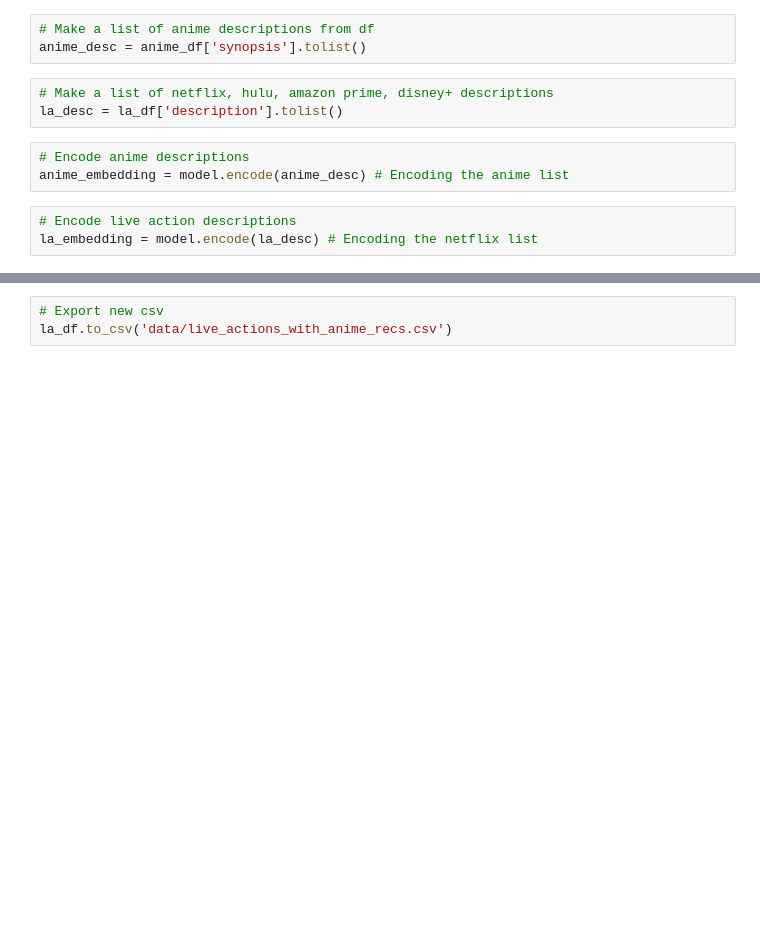
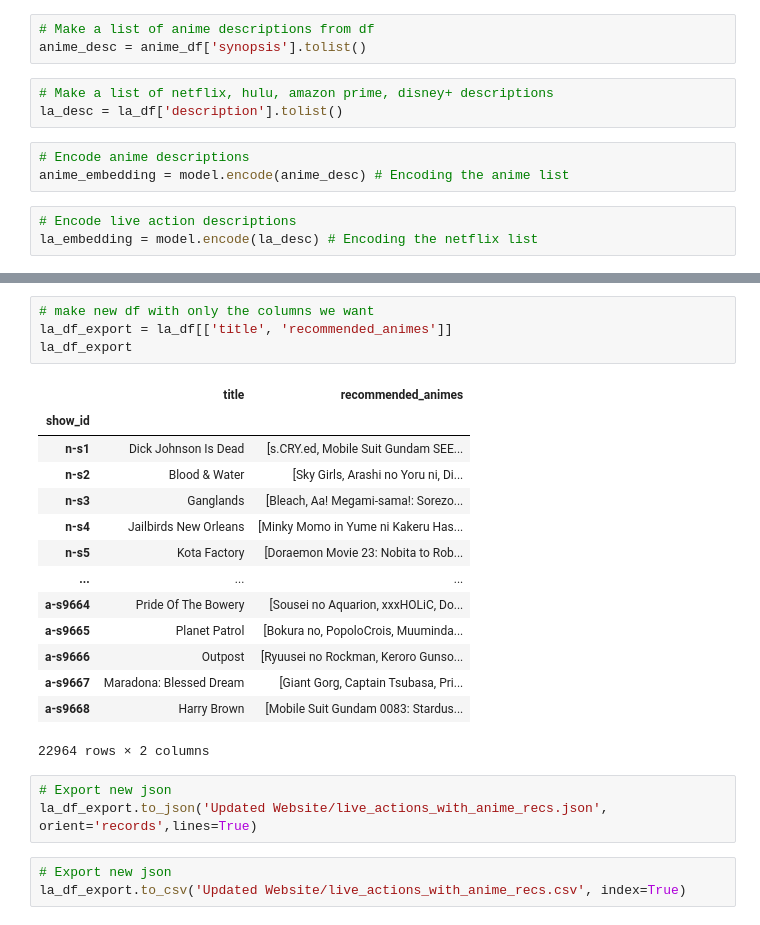
Before and after one commit to dseg27/Animeniacs, a Jupyter notebook: model.ipynb, the cells around one changed output, grey strips where cells are left out. Cells and saved outputs as stored; diff of their text form; blank space fills up the shorter version.

```diff
--- a/model.ipynb
+++ b/model.ipynb
@@ -62,3 +91,25 @@ la_df.head()
+# %%
+# make new df with only the columns we want
+la_df_export = la_df[['title', 'recommended_animes']]
+la_df_export
+# %% [output]
+|  | title | recommended_animes |
+| show_id |  |  |
+| n-s1 | Dick Johnson Is Dead | [s.CRY.ed, Mobile Suit Gundam SEE... |
+| n-s2 | Blood & Water | [Sky Girls, Arashi no Yoru ni, Di... |
+| n-s3 | Ganglands | [Bleach, Aa! Megami-sama!: Sorezo... |
+| n-s4 | Jailbirds New Orleans | [Minky Momo in Yume ni Kakeru Has... |
+| n-s5 | Kota Factory | [Doraemon Movie 23: Nobita to Rob... |
+| ... | ... | ... |
+| a-s9664 | Pride Of The Bowery | [Sousei no Aquarion, xxxHOLiC, Do... |
+| a-s9665 | Planet Patrol | [Bokura no, PopoloCrois, Muuminda... |
+| a-s9666 | Outpost | [Ryuusei no Rockman, Keroro Gunso... |
+| a-s9667 | Maradona: Blessed Dream | [Giant Gorg, Captain Tsubasa, Pri... |
+| a-s9668 | Harry Brown | [Mobile Suit Gundam 0083: Stardus... |
+22964 rows × 2 columns
+# %%
+# Export new json
+la_df_export.to_json('Updated Website/live_actions_with_anime_recs.json', orient='records',lines=True)
 # %%
-# Export new csv
-la_df.to_csv('data/live_actions_with_anime_recs.csv')
+# Export new json
+la_df_export.to_csv('Updated Website/live_actions_with_anime_recs.csv', index=True)
```
Also changed, not shown: parts of 6 cells of this notebook, 9 other files.
